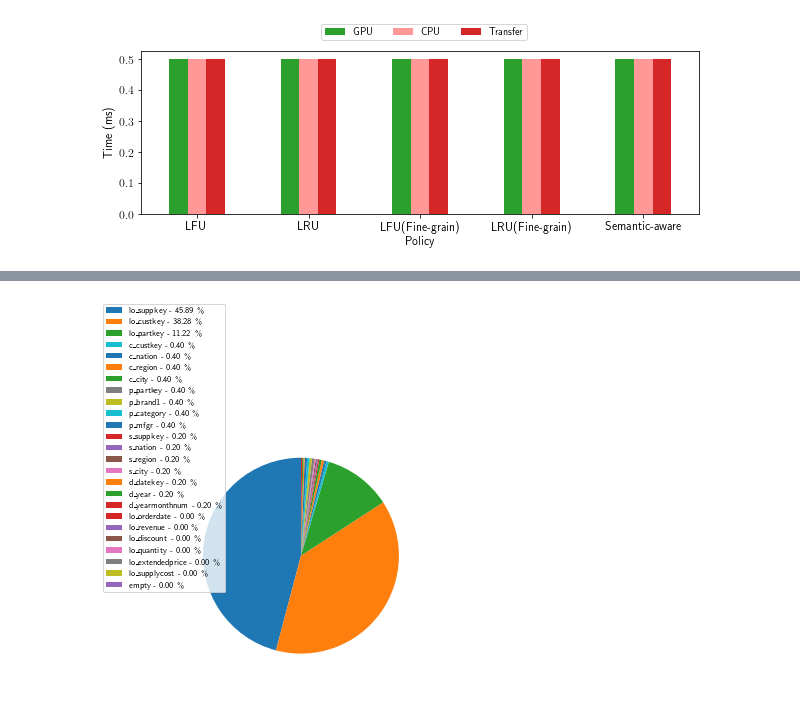
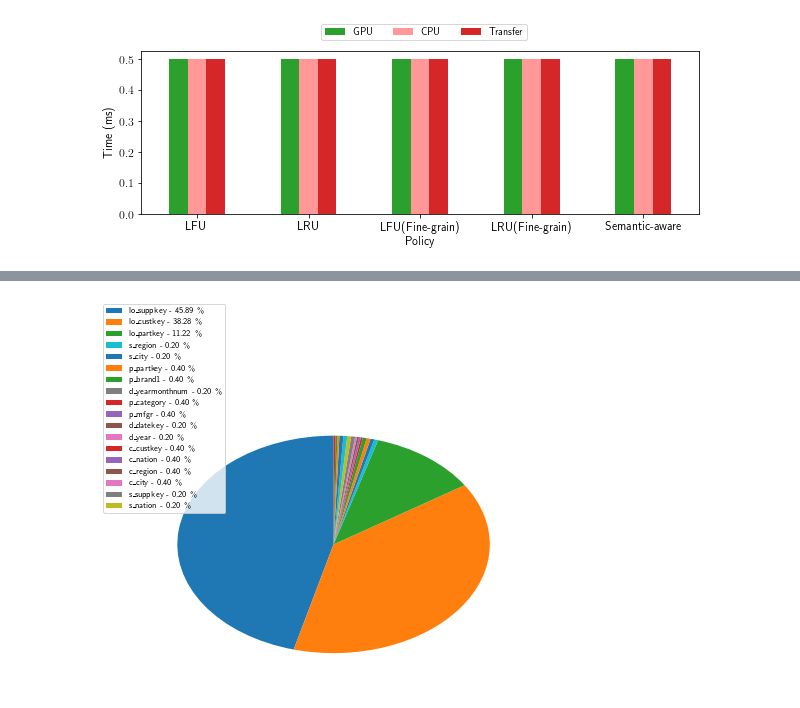
Before and after one commit to bwyogatama/Mordred-Deprecated, a Jupyter notebook: final.ipynb, the cells around one changed output, grey strips where cells are left out. Cells and saved outputs as stored; diff of their text form; code cells hidden in the pictures.

```diff
--- a/final.ipynb
+++ b/final.ipynb
@@ -1661,0 +1663,29 @@ Text(0.5,0,'Optimization')
+# %%
+import json
+import io
+
+data = {}
+
+
+data = """Opt,GPU,CPU,Transfer,Malloc
+No-Opt, 0.5, 0.5, 0.5, 0.5
+Segment Skipping, 0.5, 0.5, 0.5, 0.5
+Custom Malloc, 0.5, 0.5, 0.5, 0.5
+Operator Pipelining, 0.5, 0.5, 0.5, 0.5
+"""
+
+df = pd.read_csv(io.StringIO(data))
+
+print(df)
+
+df = df[['Opt', 'GPU', 'CPU', 'Transfer', 'Malloc']]
+
+print(df)
+
+my_colors = list(islice(cycle([tableau20[4], tableau20[7], tableau20[6], tableau20[1], tableau20[2], tableau20[10], 'k']), None, 4))
+
+plt.rcParams["figure.figsize"] = (10,3)
+fig, ax = plt.subplots()
+df.set_index('Opt').plot(kind='bar', ax = ax, rot=0, color=my_colors, fontsize=12).legend(ncol=4, bbox_to_anchor=(0.7, 1.2))
+ax.set_ylabel("Time (ms)", fontsize=12)
+ax.set_xlabel("Optimization", fontsize=12)
@@ -1662,26 +1705,24 @@ Text(0.5,0,'Optimization')
 # %%
-import numpy as np
-
 column = 'lo\_suppkey', 'lo\_custkey', 'lo\_partkey', 'lo\_orderdate', 'lo\_revenue', 'lo\_discount', 'lo\_quantity', 'lo\_extendedprice', 'lo\_supplycost', 'c\_custkey', 'c\_nation', 'c\_region', 'c\_city', 's\_suppkey', 's\_nation', 's\_region', 's\_city', 'p\_partkey', 'p\_brand1', 'p\_category', 'p\_mfgr', 'd\_datekey', 'd\_year', 'd\_yearmonthnum', 'empty'
 
 sizes = np.array([229, 191, 56, 0, 0, 0, 0, 0, 0, 2, 2, 2, 2, 1, 1, 1, 1, 2, 2, 2, 2, 1, 1, 1, 0])
 # explode = (0, 0.1, 0, 0)  # only "explode" the 2nd slice (i.e. 'Hogs')
 porcent = 100.*sizes/sizes.sum()
 
 fig, ax = plt.subplots()
-patches, texts = ax.pie(sizes, startangle=90, radius=1.2)
-ax.axis('equal')
-labels = ['{0} - {1:1.2f} \%'.format(i,j) for i,j in zip(column, porcent)]
+patches, texts = ax.pie(sizes, startangle=90, radius=1)
+# ax.axis('equal')
+labels = ['{0} - {1:1.2f} \%'.format(i,j) for i,j in zip(column, porcent) if j > 0]
 
 sort_legend = True
 if sort_legend:
     patches, labels, dummy =  zip(*sorted(zip(patches, labels, sizes),
                                           key=lambda x: x[2],
                                           reverse=True))
 
 plt.legend(patches, labels, loc='center left', bbox_to_anchor=(-0.1, 1.),
            fontsize=8)
-
+plt.rcParams["figure.figsize"] = (9,7)
 plt.savefig('piechart.pdf', bbox_inches='tight')
 # %% [output]
-[figure, old version]
+[figure, new version]
```
Also changed, not shown: parts of 6 cells of this notebook, 16 other files.
